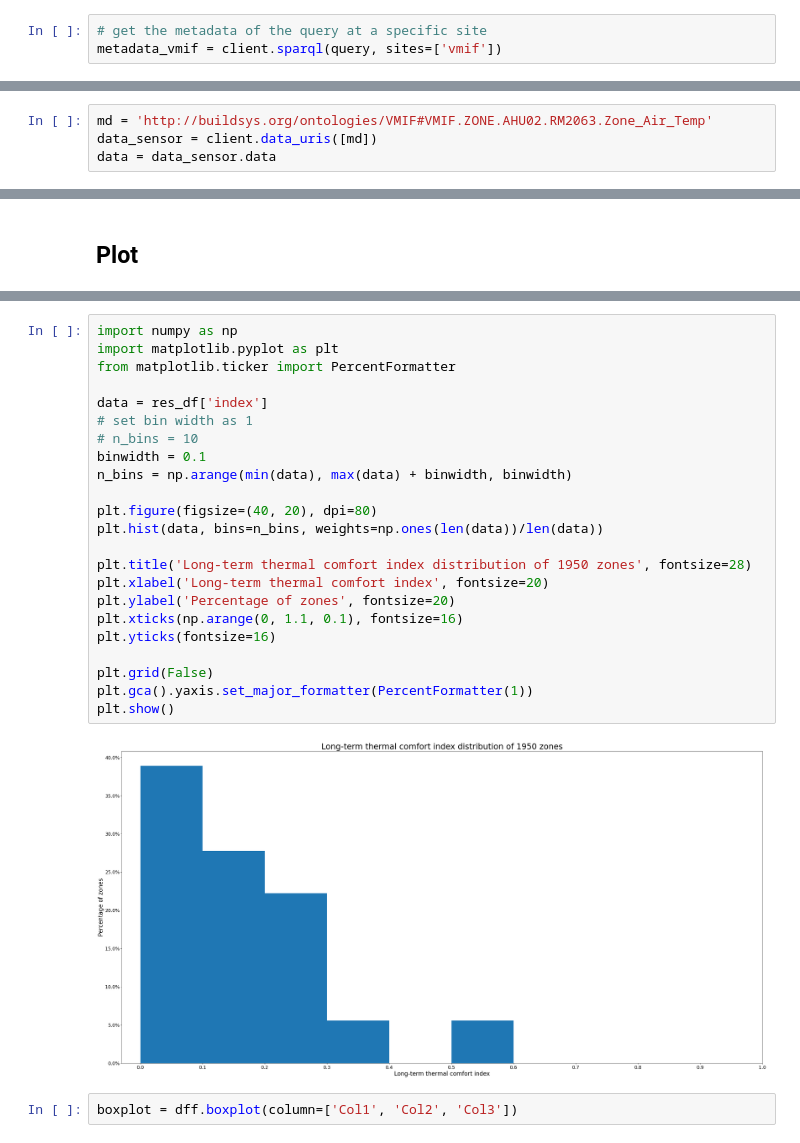
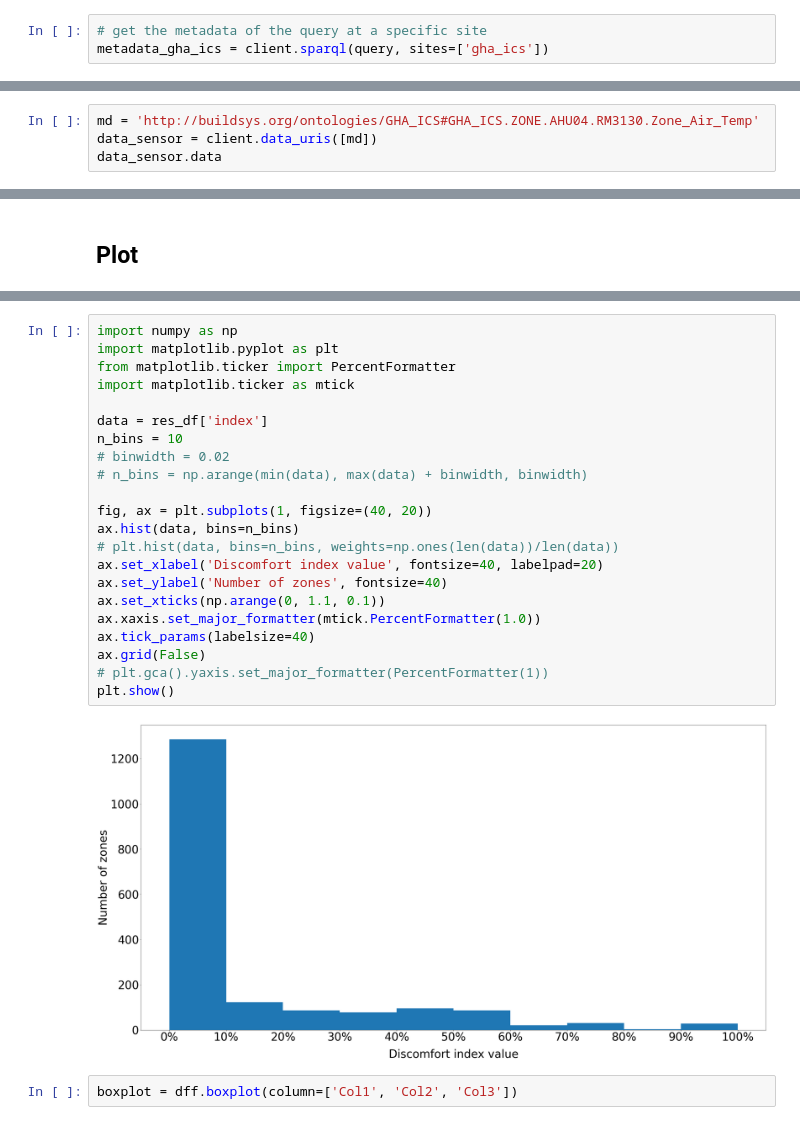
Before and after one commit to ruijis/mortardata_comfort_evaluation, a Jupyter notebook: demo.ipynb, the cells around one changed output, grey strips where cells are left out. Drawn from its saved outputs; the diff is of its cells as text.

Commit message:
update all plots

```diff
--- a/demo.ipynb
+++ b/demo.ipynb
@@ -48,5 +63,5 @@ Mortar has 21 qualifed sites
 # %%
 # get the metadata of the query at a specific site
-metadata_vmif = client.sparql(query, sites=['vmif'])
+metadata_gha_ics = client.sparql(query, sites=['gha_ics'])
 # %%
 pd.set_option('display.max_rows', 100)
@@ -72,6 +87,6 @@ metadata_vmif
 # %% [markdown]
 ## Download the zone air temperature sensor data at zone 2063_
 # %%
-md = 'http://buildsys.org/ontologies/VMIF#VMIF.ZONE.AHU02.RM2063.Zone_Air_Temp'
+md = 'http://buildsys.org/ontologies/GHA_ICS#GHA_ICS.ZONE.AHU04.RM3130.Zone_Air_Temp'
 data_sensor = client.data_uris([md])
-data = data_sensor.data
+data_sensor.data
@@ -584,28 +613,27 @@ wsrc 0.72
 # %%
 import numpy as np
 import matplotlib.pyplot as plt
 from matplotlib.ticker import PercentFormatter
+import matplotlib.ticker as mtick
 
 data = res_df['index']
-# set bin width as 1
-# n_bins = 10
-binwidth = 0.1
-n_bins = np.arange(min(data), max(data) + binwidth, binwidth)
+n_bins = 10
+# binwidth = 0.02
+# n_bins = np.arange(min(data), max(data) + binwidth, binwidth)
 
-plt.figure(figsize=(40, 20), dpi=80)
-plt.hist(data, bins=n_bins, weights=np.ones(len(data))/len(data))
-
-plt.title('Long-term thermal comfort index distribution of 1950 zones', fontsize=28)
-plt.xlabel('Long-term thermal comfort index', fontsize=20)
-plt.ylabel('Percentage of zones', fontsize=20)
-plt.xticks(np.arange(0, 1.1, 0.1), fontsize=16)
-plt.yticks(fontsize=16)
-
-plt.grid(False)
-plt.gca().yaxis.set_major_formatter(PercentFormatter(1))
+fig, ax = plt.subplots(1, figsize=(40, 20))
+ax.hist(data, bins=n_bins)
+# plt.hist(data, bins=n_bins, weights=np.ones(len(data))/len(data))
+ax.set_xlabel('Discomfort index value', fontsize=40, labelpad=20)
+ax.set_ylabel('Number of zones', fontsize=40)
+ax.set_xticks(np.arange(0, 1.1, 0.1))
+ax.xaxis.set_major_formatter(mtick.PercentFormatter(1.0))
+ax.tick_params(labelsize=40)
+ax.grid(False)
+# plt.gca().yaxis.set_major_formatter(PercentFormatter(1))
 plt.show()
 # %% [output]
-[figure, old version]
+[figure, new version]
 # %%
 boxplot = dff.boxplot(column=['Col1', 'Col2', 'Col3'])
 # %% [output]
```
Also changed, not shown: parts of 18 cells of this notebook.
